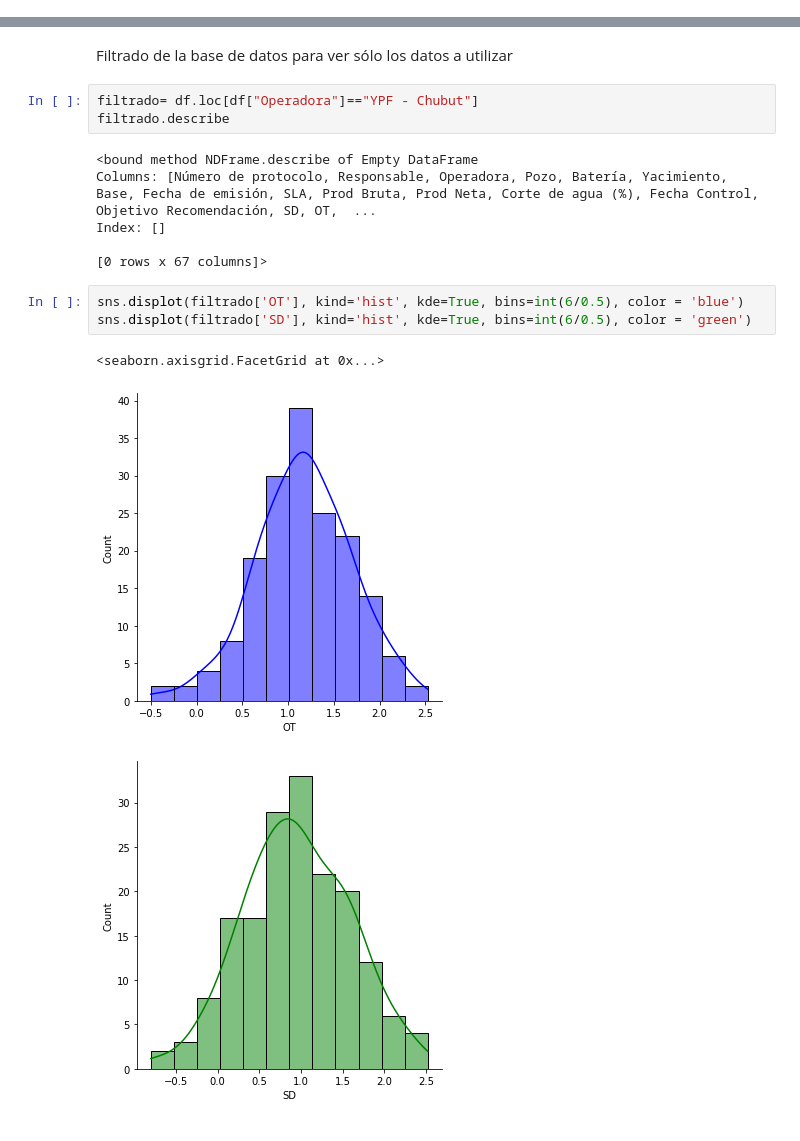
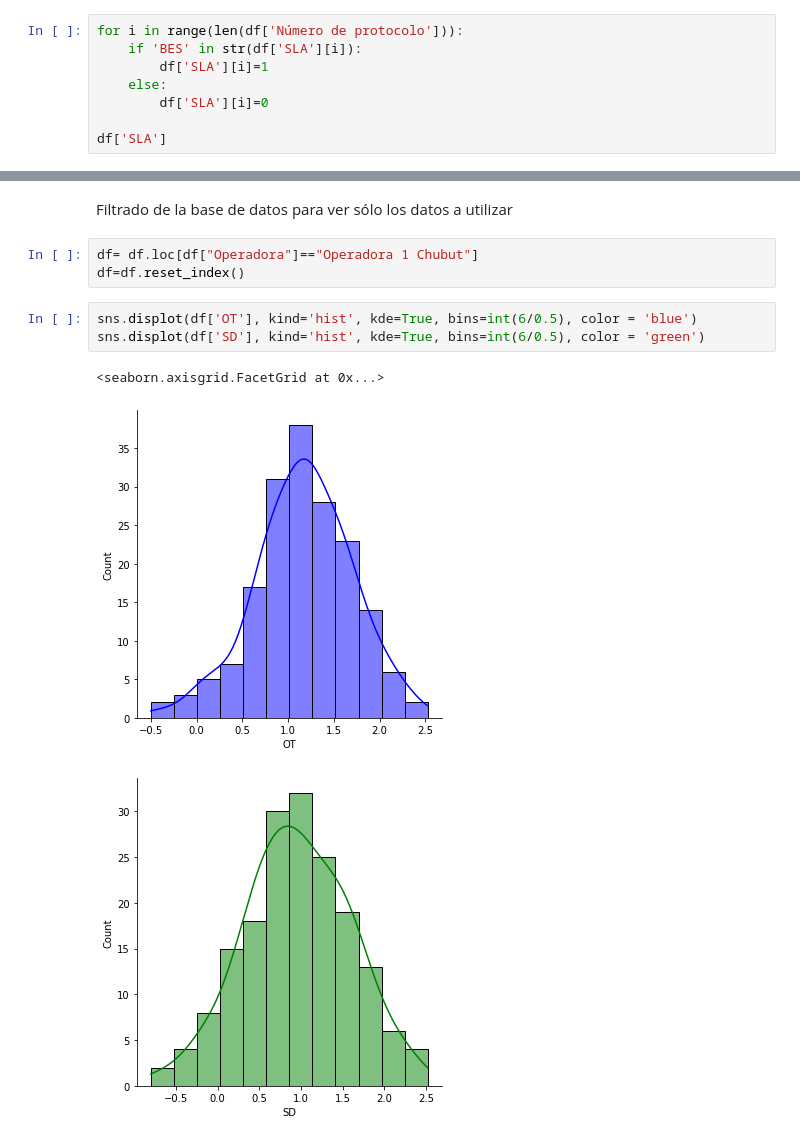
Before and after one commit to GFernandez94/ML-Tratamiento-Quimico-Pozos-Integridad-Corrosion, a Jupyter notebook: Jupyter Notebook test.ipynb, the cells around one changed output, grey strips where cells are left out. Cells and saved outputs as stored; diff of their text form.

```diff
--- a/Jupyter Notebook test.ipynb
+++ b/Jupyter Notebook test.ipynb
@@ -31,0 +34,8 @@ df
+# %%
+for i in range(len(df['Número de protocolo'])):
+    if 'BES' in str(df['SLA'][i]):
+        df['SLA'][i]=1
+    else:
+        df['SLA'][i]=0
+
+df['SLA']
@@ -32,18 +63,12 @@ df
 # %% [markdown]
 Filtrado de la base de datos para ver sólo los datos a utilizar
 # %%
-filtrado= df.loc[df["Operadora"]=="YPF - Chubut"]
-filtrado.describe
+df= df.loc[df["Operadora"]=="Operadora 1 Chubut"]
+df=df.reset_index()
-# %% [output]
-<bound method NDFrame.describe of Empty DataFrame
-Columns: [Número de protocolo, Responsable, Operadora, Pozo, Batería, Yacimiento, Base, Fecha de emisión, SLA, Prod Bruta, Prod Neta, Corte de agua (%), Fecha Control, Objetivo Recomendación, SD, OT,  ...
-Index: []
-
-[0 rows x 67 columns]>
 # %%
-sns.displot(filtrado['OT'], kind='hist', kde=True, bins=int(6/0.5), color = 'blue')
-sns.displot(filtrado['SD'], kind='hist', kde=True, bins=int(6/0.5), color = 'green')
+sns.displot(df['OT'], kind='hist', kde=True, bins=int(6/0.5), color = 'blue')
+sns.displot(df['SD'], kind='hist', kde=True, bins=int(6/0.5), color = 'green')
 # %% [output]
 <seaborn.axisgrid.FacetGrid at 0x...>
-[figure, old version]
+[figure, new version]
-[figure, old version]
+[figure, new version]
```
Also changed, not shown: parts of 5 cells of this notebook, 1 other file.
